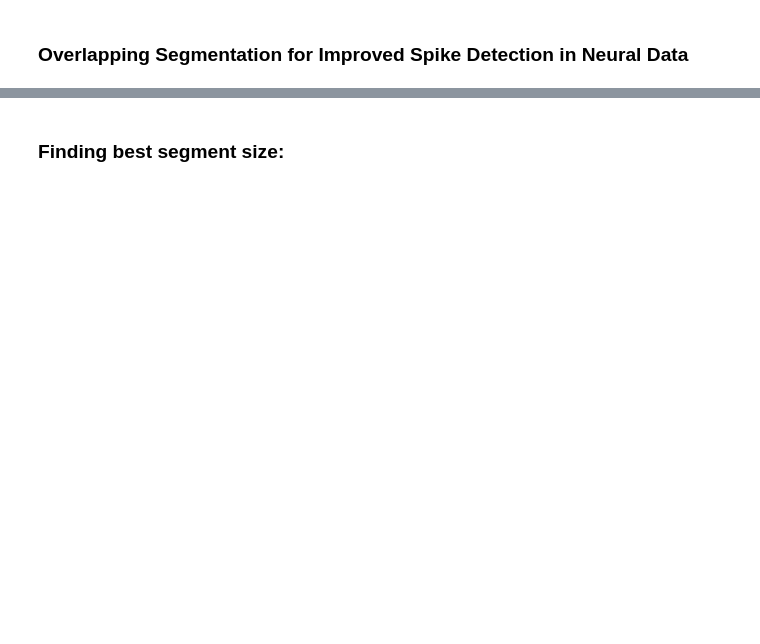
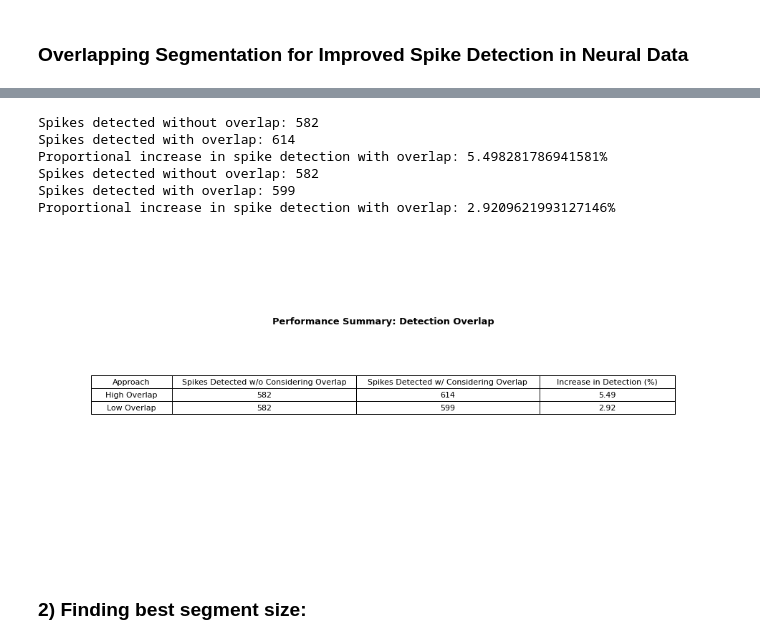
Before and after one commit to Zeinab-Mohammadi/GEMsort, a Jupyter notebook: Adaptive_algorithm_enhancements/Overlapping_Segmentation_for_Improved_Spike_Detection_review.ipynb, the cells around one changed output, grey strips where cells are left out. Saved outputs shown, nothing was run; the diff lists cells and outputs as text; code cells hidden in the pictures; blank space fills up the shorter version.

```diff
--- a/Adaptive_algorithm_enhancements/Overlapping_Segmentation_for_Improved_Spike_Detection_review.ipynb
+++ b/Adaptive_algorithm_enhancements/Overlapping_Segmentation_for_Improved_Spike_Detection_review.ipynb
@@ -14,7 +17,8 @@ A swift evaluation to examine how incorporating overlap affects performance
 # Set random seed for reproducibility
 np.random.seed(42)
 
-path = '/.../New figures/' + 'Overlap_segmentation/'
+path = '/Users/zm6112/Dropbox (Princeton)/PHD_paper_material/Journal of \
+neural engineering review/New figures/' + 'Overlap_segmentation/'
 
 # Define data parameters
 data_length = 10000
@@ -90,40 +94,50 @@ else:
 print(f"Spikes detected without overlap: {spikes_detected_without_overlap}")
 print(f"Spikes detected with overlap: {spikes_detected_with_overlap}")
 print(f"Proportional increase in spike detection with overlap: {proportional_increase}%")
+# %% [output]
+Spikes detected without overlap: 582
+Spikes detected with overlap: 614
+Proportional increase in spike detection with overlap: 5.498281786941581%
+Spikes detected without overlap: 582
+Spikes detected with overlap: 599
+Proportional increase in spike detection with overlap: 2.9209621993127146%
 # %%
 
 
 # Create DataFrame
 data = {
     'Approach': ["High Overlap", "Low Overlap"],
     'Spikes Detected w/o Considering Overlap': [582, 582],
     'Spikes Detected w/ Considering Overlap': [614, 599],
     'Increase in Detection (%)': [5.49, 2.92]
 }
 df = pd.DataFrame(data)
 
 # Save the DataFrame to a PDF file
 with PdfPages(path + "/overlap_performance.pdf") as pdf:
-    fig, ax = plt.subplots(figsize=(7, 3))  # Adjust the figsize as needed
+    fig, ax = plt.subplots(figsize=(17, 8))  # Adjust the figsize as needed
     ax.axis('tight')
     ax.axis('off')
 
     col_widths = [0.12, 0.27, 0.27, 0.2]  # Adjust widths to fit your needs
 
     # Create the table
     table = ax.table(cellText=df.values, colLabels=df.columns, loc='center',
                      cellLoc='center', colWidths=col_widths)  # cellLoc for text alignment
     table.auto_set_font_size(False)
-    table.set_fontsize(6)  # Set the font size for the table
+    table.set_fontsize(11)  # Set the font size for the table
     table.scale(1, 1.5)  # Adjust table scale
     ax.text(0.5, .75, 'Performance Summary: Detection Overlap', transform=ax.transAxes,
-        fontsize=9, fontweight='bold', va='top', ha='center')
+        fontsize=13, fontweight='bold', va='top', ha='center')
 
     # Adjust layout to make sure the table is within the figure area
-    plt.tight_layout()
+#     plt.tight_layout()
 
 #     pdf.savefig(fig, bbox_inches='tight')
-    plt.close()
+#     plt.close()
+    plt.show()
+# %% [output]
+[figure, added]
 # %% [markdown]
-### Finding best segment size:
+### 2) Finding best segment size:
 # %% [markdown]
```
Also changed, not shown: parts of 8 cells of this notebook, 2 other files.
